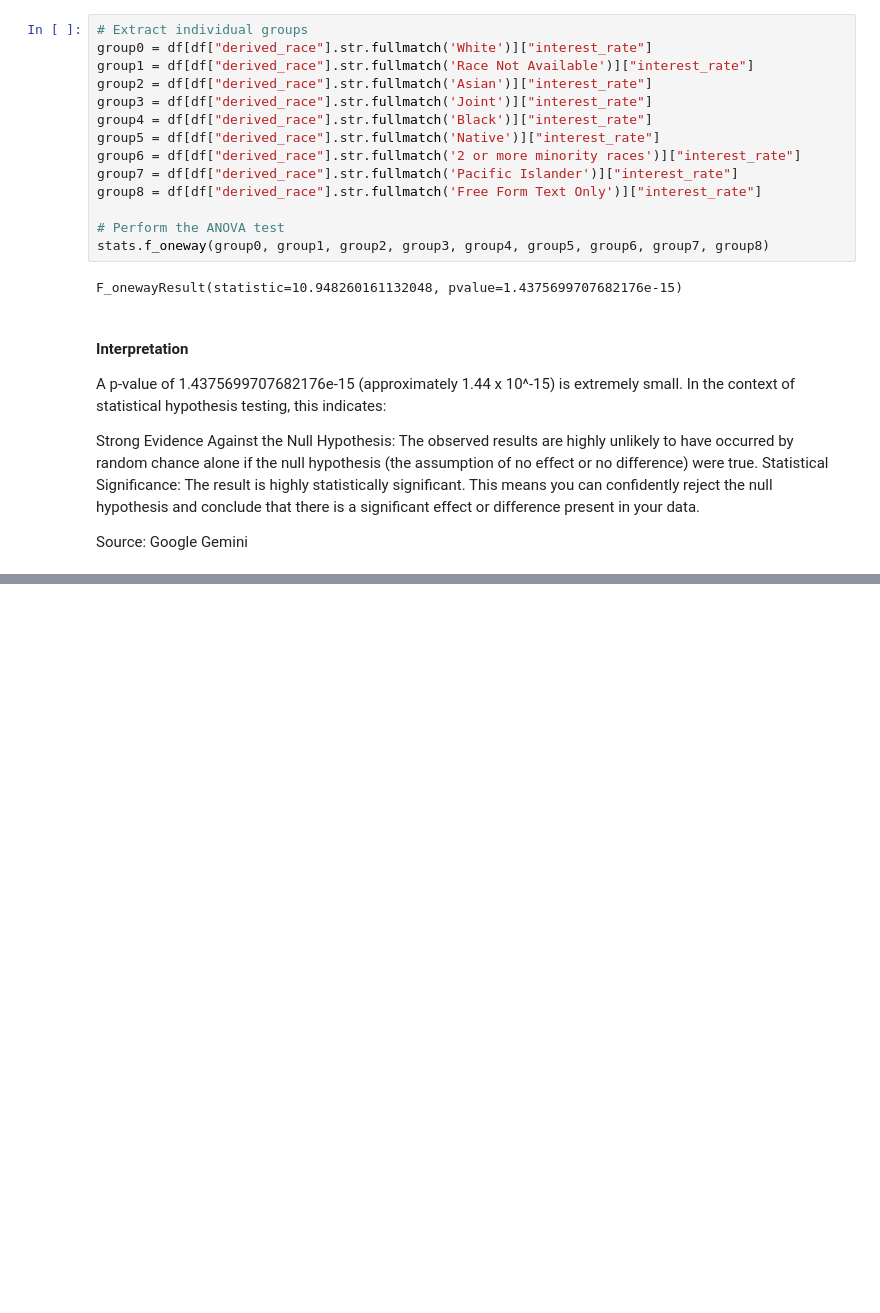
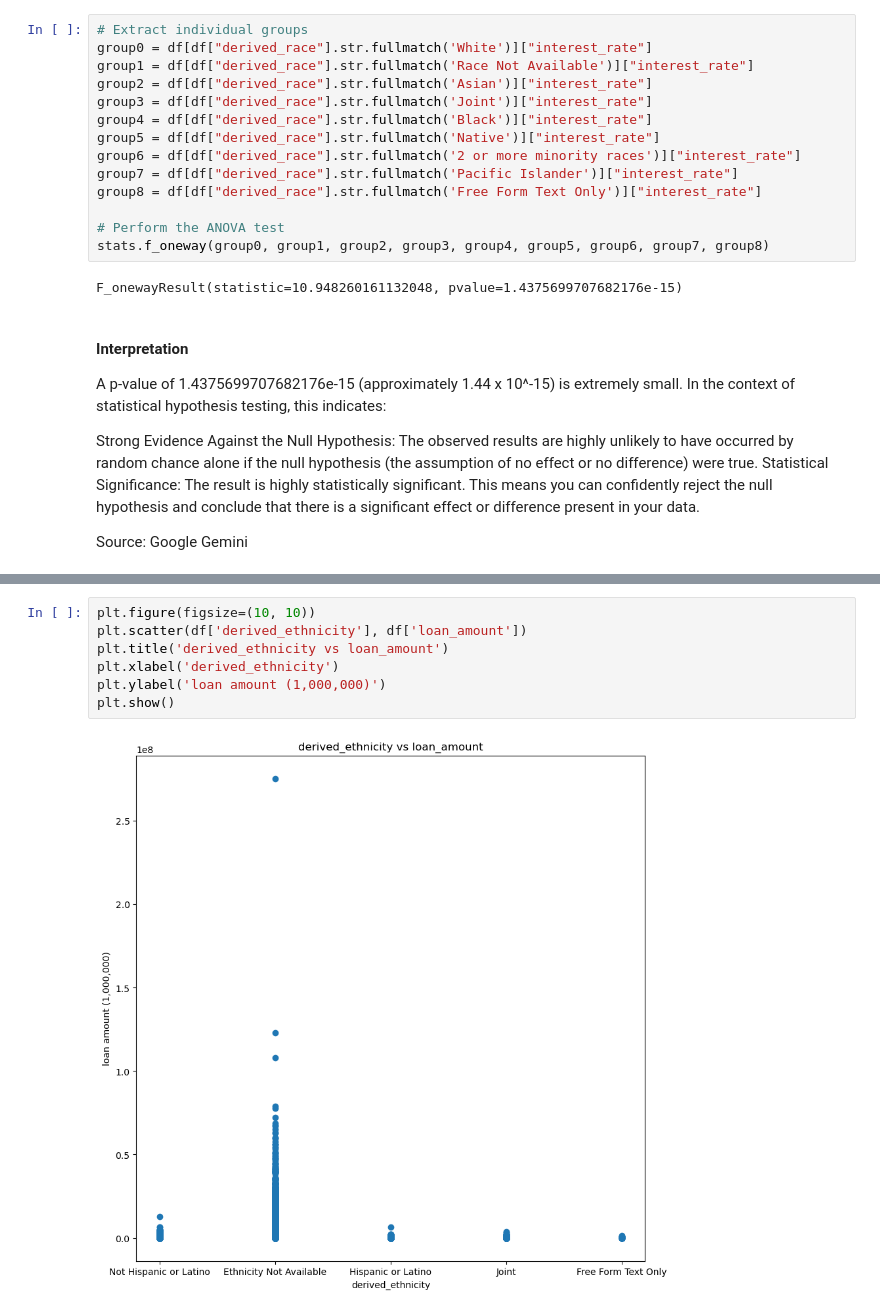
Before and after one commit to PonchoBeBallin/Group_project_Data_Class, a Jupyter notebook: HMDA test.ipynb, the cells around one changed output, grey strips where cells are left out. Saved outputs shown, nothing was run; the diff lists cells and outputs as text; blank space fills up the shorter version.

```diff
--- a/HMDA test.ipynb
+++ b/HMDA test.ipynb
@@ -301,0 +461,9 @@ Source: Google Gemini
+# %%
+plt.figure(figsize=(10, 10))
+plt.scatter(df['derived_ethnicity'], df['loan_amount'])
+plt.title('derived_ethnicity vs loan_amount')
+plt.xlabel('derived_ethnicity')
+plt.ylabel('loan amount (1,000,000)')
+plt.show()
+# %% [output]
+[figure, added]
```
Also changed, not shown: parts of 19 cells of this notebook.
